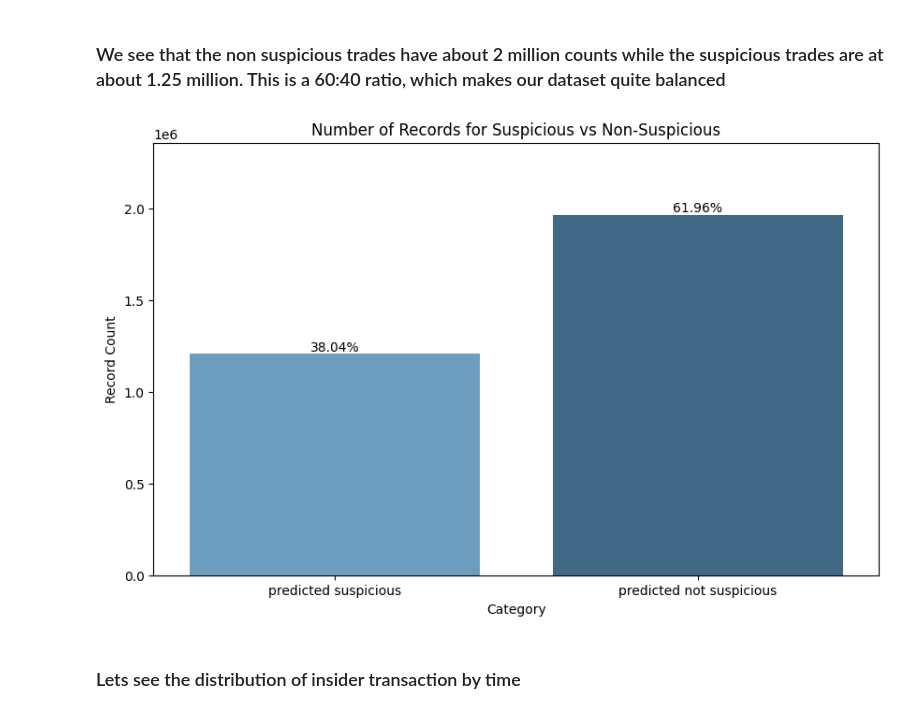
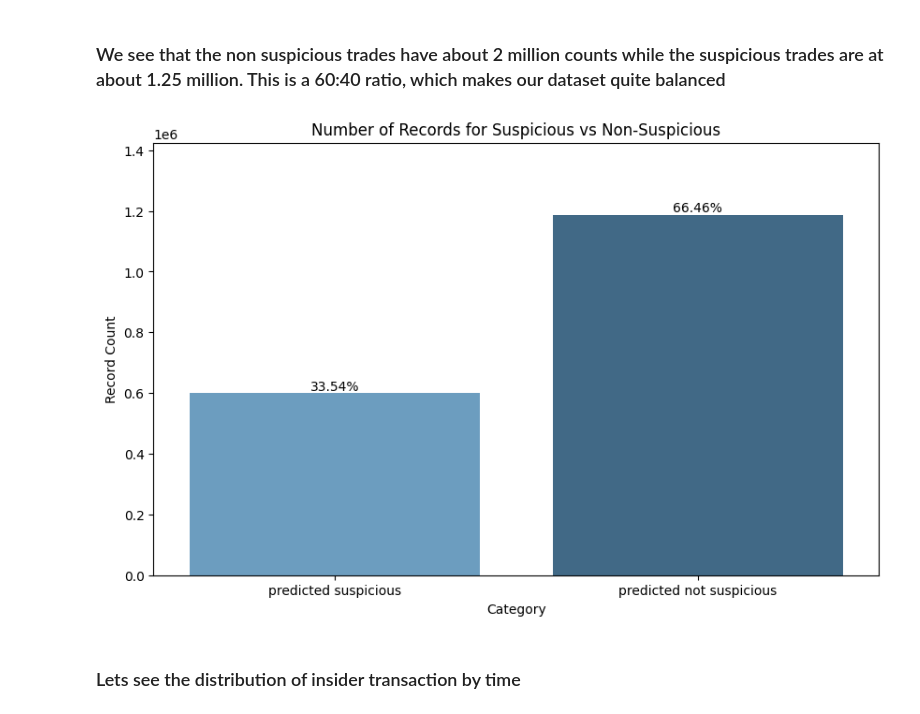
Before and after one commit to Blimperoo/DSA4263-Final-Insider-Trading, a Jupyter notebook: src/eda/eda_data.ipynb, the cells around one changed output. Cells and saved outputs as stored; diff of their text form; code cells hidden in the pictures.

```diff
--- a/src/eda/eda_data.ipynb
+++ b/src/eda/eda_data.ipynb
@@ -60,24 +63,24 @@ ___
 # %% [markdown]
 ### We see that the non suspicious trades have about 2 million counts while the suspicious trades are at about 1.25 million. This is a 60:40 ratio, which makes our dataset quite balanced
 # %%
-count1, count0 = sum(data["snorkel_pred"] == 1), sum(data["snorkel_pred"] == 0)
+count1, count0 = sum(data["y_pred"] == 1), sum(data["y_pred"] == 0)
 
 categories = ["predicted suspicious", "predicted not suspicious"]
 value = [count1, count0]
 
 plt.figure(figsize=(10,6))
 # Create the barplot
 ax = sns.barplot(x=categories, y=value, palette="Blues_d")
 # Add percentage labels on top of the bars
 for i, v in enumerate(value):
     ax.text(i, v + 0.01, f"{(v*100)/data.shape[0]:1.2f}%", ha='center', va='bottom')
 plt.ylim(0, max(value) * 1.2)
 plt.xlabel('Category')
 plt.ylabel('Record Count')
 plt.title('Number of Records for Suspicious vs Non-Suspicious')
 plt.show()
 # %% [output]
-[figure, old version]
+[figure, new version]
 # %% [markdown]
 ### Lets see the distribution of insider transaction by time
 # %%
```
Also changed, not shown: parts of 10 cells of this notebook.
